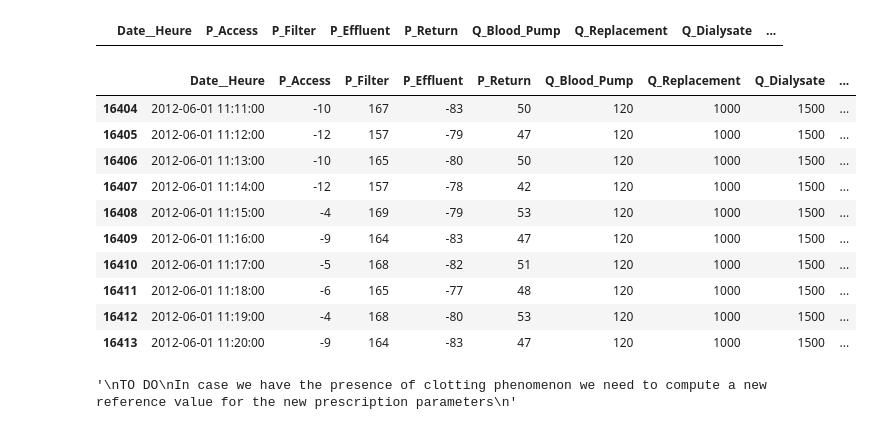
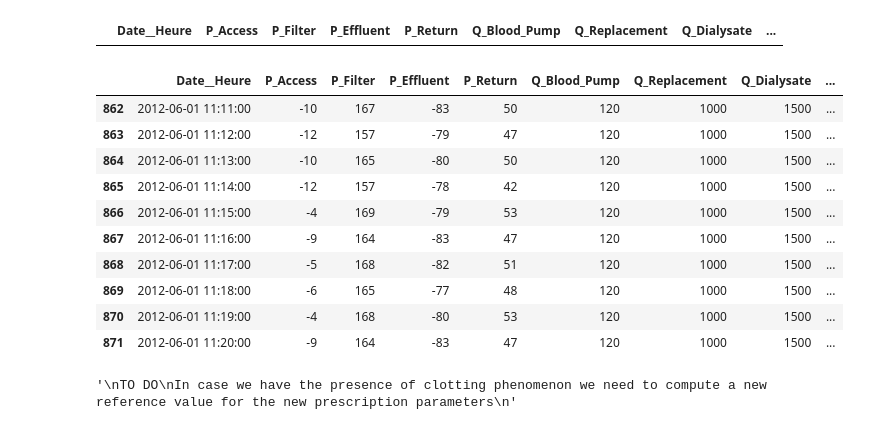
Before and after one commit to IamLuisAngelEscobar/UnivAQ, a Jupyter notebook: 02_Clotting_labeling.ipynb, the cells around one changed output. Saved outputs shown, nothing was run; the diff lists cells and outputs as text; code cells hidden in the pictures.

```diff
--- a/02_Clotting_labeling.ipynb
+++ b/02_Clotting_labeling.ipynb
@@ -143,6 +143,7 @@ clotting_list
 # %%
 trt_number = 810
 df_test = loaded_dict[f'df_{trt_number}']
-df_test.head(10)
+df_reset = df_test.reset_index(drop=True)
+df_reset.head(10)
 # %% [output]
 |  | Date__Heure | P_Access | P_Filter | P_Effluent | P_Return | Q_Blood_Pump | Q_Replacement | Q_Dialysate | ... |
@@ -166,19 +168,19 @@ df_test.loc[32360:32390]
 # %% [output]
 |  | Date__Heure | P_Access | P_Filter | P_Effluent | P_Return | Q_Blood_Pump | Q_Replacement | Q_Dialysate | ... |
 # %%
-df_test.tail(10)
+df_reset.tail(10)
 # %% [output]
 |  | Date__Heure | P_Access | P_Filter | P_Effluent | P_Return | Q_Blood_Pump | Q_Replacement | Q_Dialysate | ... |
-| 16404 | 2012-06-01 11:11:00 | -10 | 167 | -83 | 50 | 120 | 1000 | 1500 | ... |
-| 16405 | 2012-06-01 11:12:00 | -12 | 157 | -79 | 47 | 120 | 1000 | 1500 | ... |
-| 16406 | 2012-06-01 11:13:00 | -10 | 165 | -80 | 50 | 120 | 1000 | 1500 | ... |
-| 16407 | 2012-06-01 11:14:00 | -12 | 157 | -78 | 42 | 120 | 1000 | 1500 | ... |
-| 16408 | 2012-06-01 11:15:00 | -4 | 169 | -79 | 53 | 120 | 1000 | 1500 | ... |
-| 16409 | 2012-06-01 11:16:00 | -9 | 164 | -83 | 47 | 120 | 1000 | 1500 | ... |
-| 16410 | 2012-06-01 11:17:00 | -5 | 168 | -82 | 51 | 120 | 1000 | 1500 | ... |
-| 16411 | 2012-06-01 11:18:00 | -6 | 165 | -77 | 48 | 120 | 1000 | 1500 | ... |
-| 16412 | 2012-06-01 11:19:00 | -4 | 168 | -80 | 53 | 120 | 1000 | 1500 | ... |
-| 16413 | 2012-06-01 11:20:00 | -9 | 164 | -83 | 47 | 120 | 1000 | 1500 | ... |
+| 862 | 2012-06-01 11:11:00 | -10 | 167 | -83 | 50 | 120 | 1000 | 1500 | ... |
+| 863 | 2012-06-01 11:12:00 | -12 | 157 | -79 | 47 | 120 | 1000 | 1500 | ... |
+| 864 | 2012-06-01 11:13:00 | -10 | 165 | -80 | 50 | 120 | 1000 | 1500 | ... |
+| 865 | 2012-06-01 11:14:00 | -12 | 157 | -78 | 42 | 120 | 1000 | 1500 | ... |
+| 866 | 2012-06-01 11:15:00 | -4 | 169 | -79 | 53 | 120 | 1000 | 1500 | ... |
+| 867 | 2012-06-01 11:16:00 | -9 | 164 | -83 | 47 | 120 | 1000 | 1500 | ... |
+| 868 | 2012-06-01 11:17:00 | -5 | 168 | -82 | 51 | 120 | 1000 | 1500 | ... |
+| 869 | 2012-06-01 11:18:00 | -6 | 165 | -77 | 48 | 120 | 1000 | 1500 | ... |
+| 870 | 2012-06-01 11:19:00 | -4 | 168 | -80 | 53 | 120 | 1000 | 1500 | ... |
+| 871 | 2012-06-01 11:20:00 | -9 | 164 | -83 | 47 | 120 | 1000 | 1500 | ... |
 # %%
 '''
 TO DO
```
Also changed, not shown: parts of 11 cells of this notebook.
